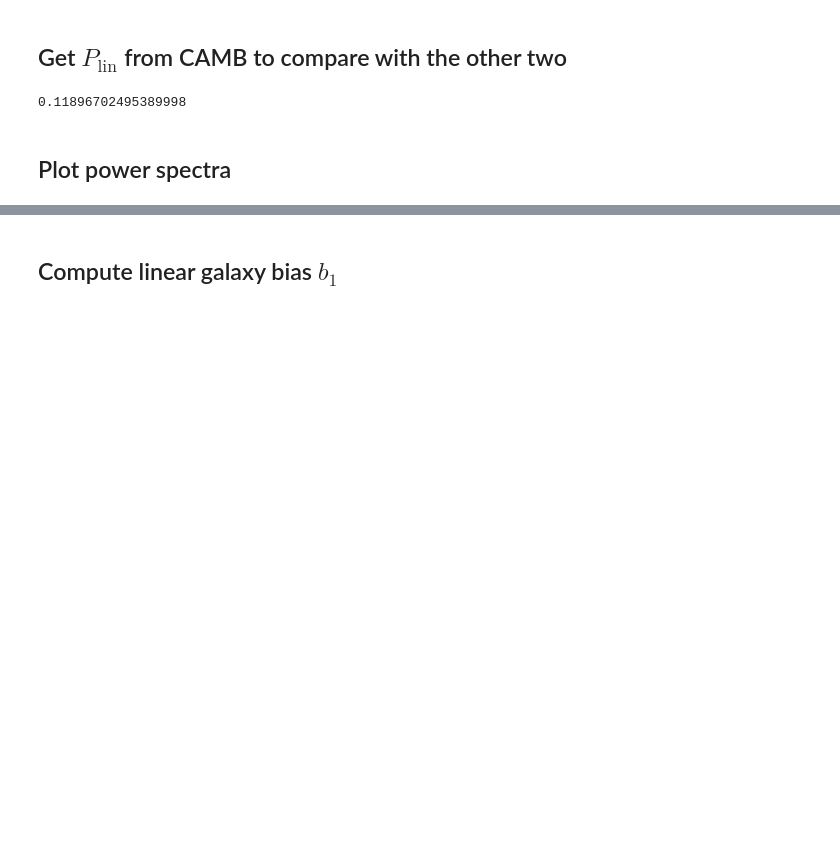
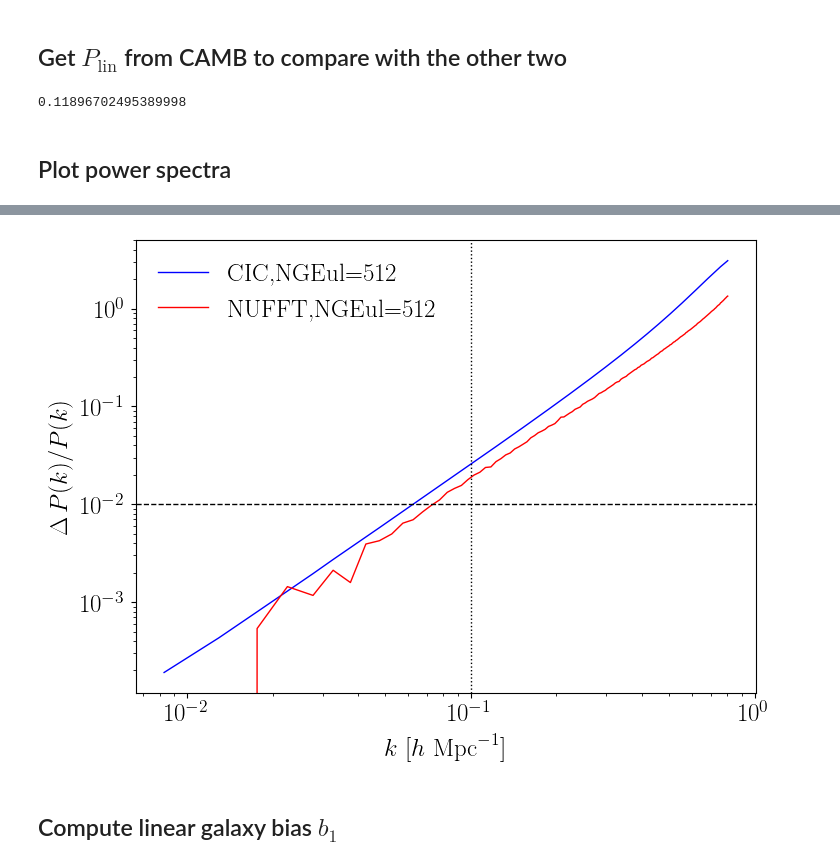
Before and after one commit to MinhMPA/Beyond2ptMock, a Jupyter notebook: notebooks/compare_halo_Pk_before_and_after_catalog_conversion.ipynb, the cells around one changed output, grey strips where cells are left out. Drawn from its saved outputs; the diff is of its cells as text; code cells hidden in the pictures; blank space fills up the shorter version.

```diff
--- a/notebooks/compare_halo_Pk_before_and_after_catalog_conversion.ipynb
+++ b/notebooks/compare_halo_Pk_before_and_after_catalog_conversion.ipynb
@@ -204,3 +177,21 @@ plt.xlim(0.01, 0.6)
+# %%
+fig,ax=plt.subplots()
+
+ax.loglog(Pk_origin['k'], (Pk_origin['power'].real-Pk_leftfield['power'].real)/Pk_leftfield['power'].real, c='b',label=r'CIC,NGEul=512')
+ax.loglog(Pk_origin['k'], (Pk_origin['power'].real-Pk_leftfield_NUFFT['power'].real)/Pk_leftfield_NUFFT['power'].real, c='r',label=r'NUFFT,NGEul=512')
+
+
+# format the axes
+ax.legend()
+ax.set_xlabel(r"$k$ [$h \ \mathrm{Mpc}^{-1}$]")
+ax.set_ylabel(r"$\Delta\,P(k)/P(k)$")
+ax.axhline(y=1E-2,c='k',ls='--')
+ax.axvline(x=1E-1,c='k',ls=':')
+#plt.xlim(0.01, 0.6)
+#ax.set_ylim(1E3,6E4)
+ax.set_facecolor('white')
+# %% [output]
+[figure, added]
 # %% [markdown]
 ## Compute linear galaxy bias $b_1$
 # %%
```
Also changed, not shown: parts of 16 cells of this notebook, 3 other files.
